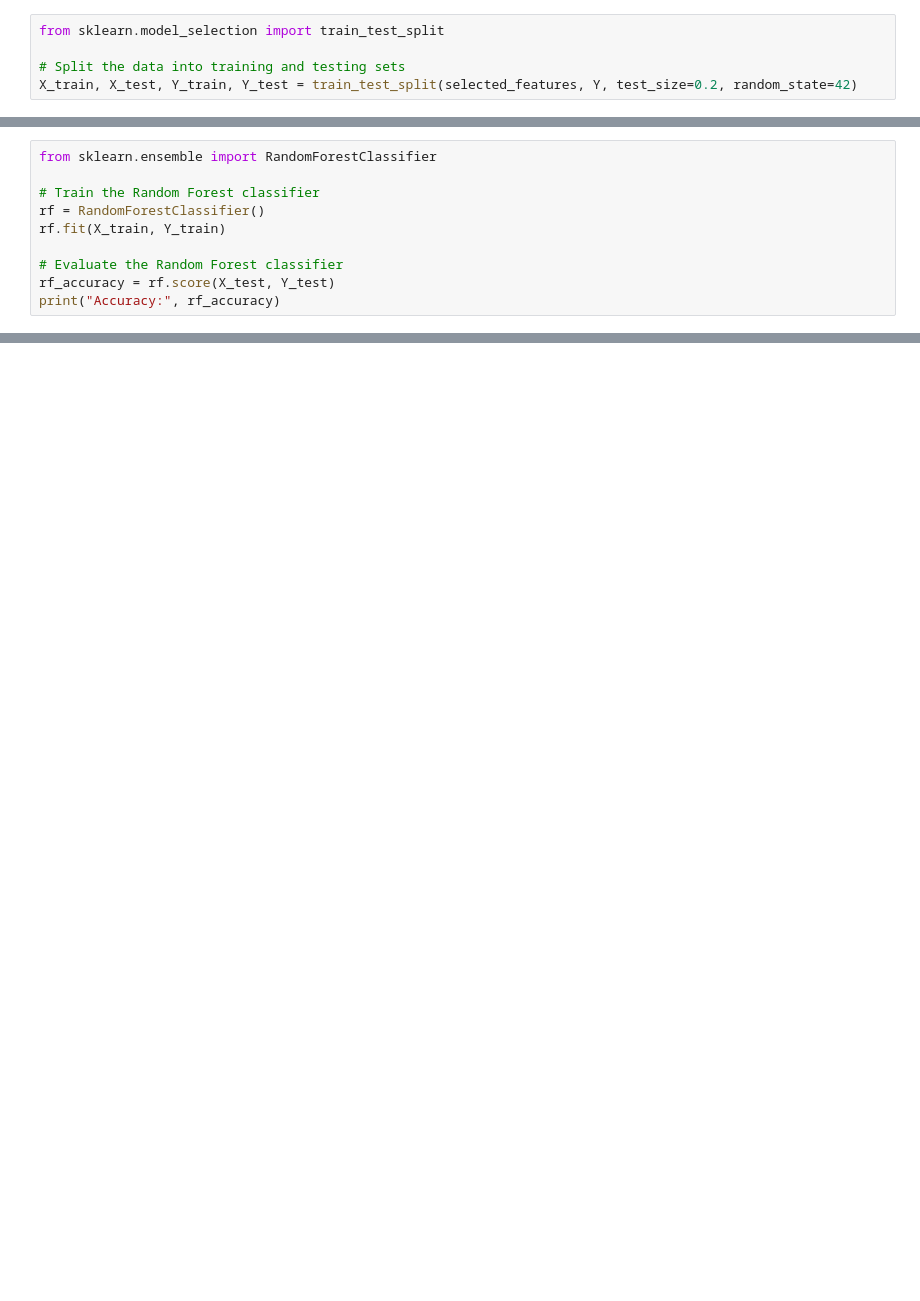
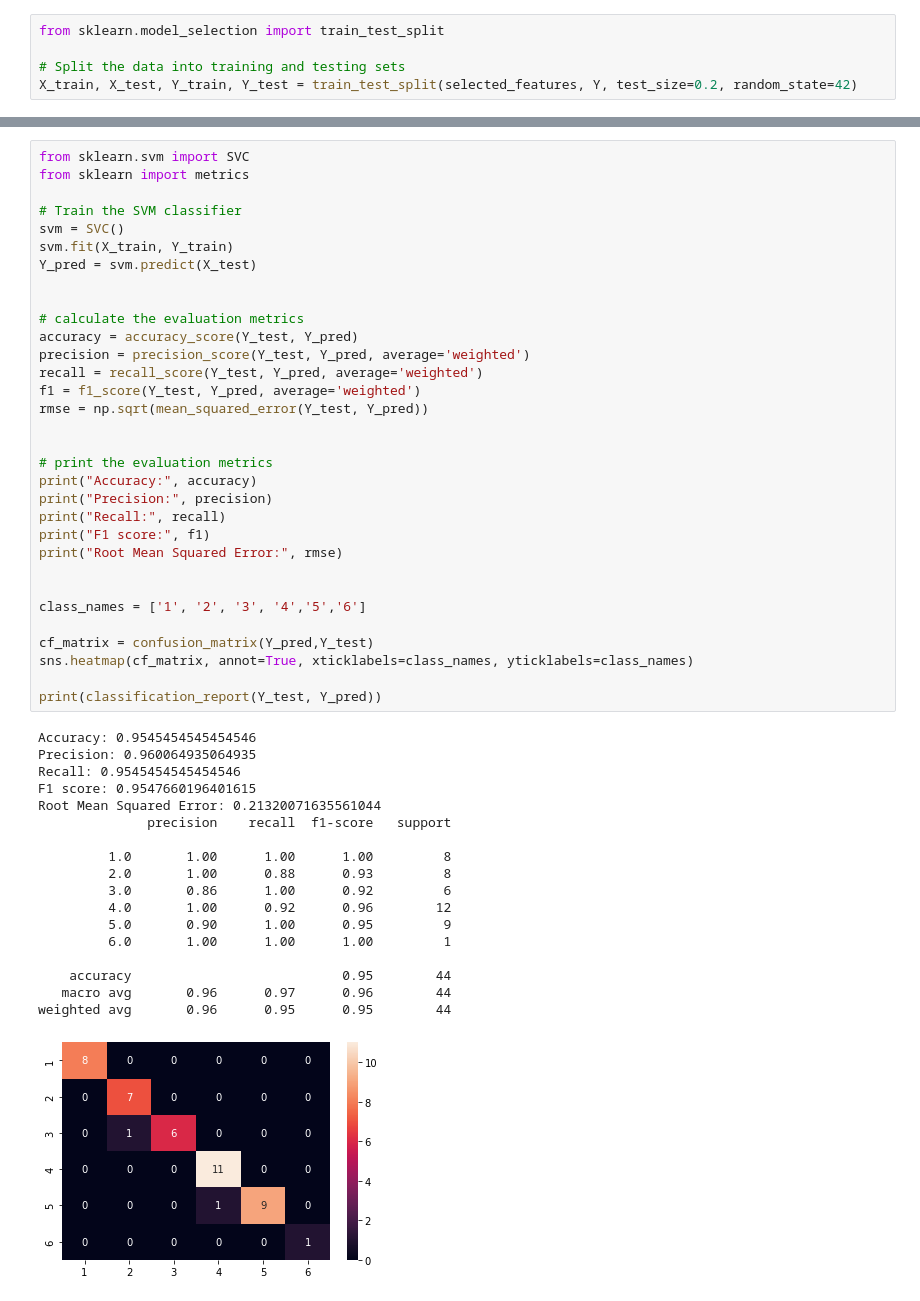
Before and after one commit to SaraElwatany/EMG-Signal-for-Gesture-Recognition, a Jupyter notebook: models.ipynb, the cells around one changed output, grey strips where cells are left out. Cells and saved outputs as stored; diff of their text form; blank space fills up the shorter version.

Commit message:
evaluation metrics

```diff
--- a/models.ipynb
+++ b/models.ipynb
@@ -208,10 +204,0 @@ Accuracy: 0.9545454545454546
-# %%
-from sklearn.ensemble import RandomForestClassifier
-
-# Train the Random Forest classifier
-rf = RandomForestClassifier()
-rf.fit(X_train, Y_train)
-
-# Evaluate the Random Forest classifier
-rf_accuracy = rf.score(X_test, Y_test)
-print("Accuracy:", rf_accuracy)
@@ -232,0 +211,51 @@ Accuracy: 0.9772727272727273
+# %%
+from sklearn.svm import SVC
+from sklearn import metrics
+
+# Train the SVM classifier
+svm = SVC()
+svm.fit(X_train, Y_train)
+Y_pred = svm.predict(X_test)
+
+
+# calculate the evaluation metrics
+accuracy = accuracy_score(Y_test, Y_pred)
+precision = precision_score(Y_test, Y_pred, average='weighted')
+recall = recall_score(Y_test, Y_pred, average='weighted')
+f1 = f1_score(Y_test, Y_pred, average='weighted')
+rmse = np.sqrt(mean_squared_error(Y_test, Y_pred))
+
+
+# print the evaluation metrics
+print("Accuracy:", accuracy)
+print("Precision:", precision)
+print("Recall:", recall)
+print("F1 score:", f1)
+print("Root Mean Squared Error:", rmse)
+
+
+class_names = ['1', '2', '3', '4','5','6']
+
+cf_matrix = confusion_matrix(Y_pred,Y_test)
+sns.heatmap(cf_matrix, annot=True, xticklabels=class_names, yticklabels=class_names)
+
+print(classification_report(Y_test, Y_pred))
+# %% [output]
+Accuracy: 0.9545454545454546
+Precision: 0.960064935064935
+Recall: 0.9545454545454546
+F1 score: 0.9547660196401615
+Root Mean Squared Error: 0.21320071635561044
+              precision    recall  f1-score   support
+
+         1.0       1.00      1.00      1.00         8
+         2.0       1.00      0.88      0.93         8
+         3.0       0.86      1.00      0.92         6
+         4.0       1.00      0.92      0.96        12
+         5.0       0.90      1.00      0.95         9
+         6.0       1.00      1.00      1.00         1
+
+    accuracy                           0.95        44
+   macro avg       0.96      0.97      0.96        44
+weighted avg       0.96      0.95      0.95        44
+[figure, added]
```
Also changed, not shown: parts of 12 cells of this notebook, 1 other file.
